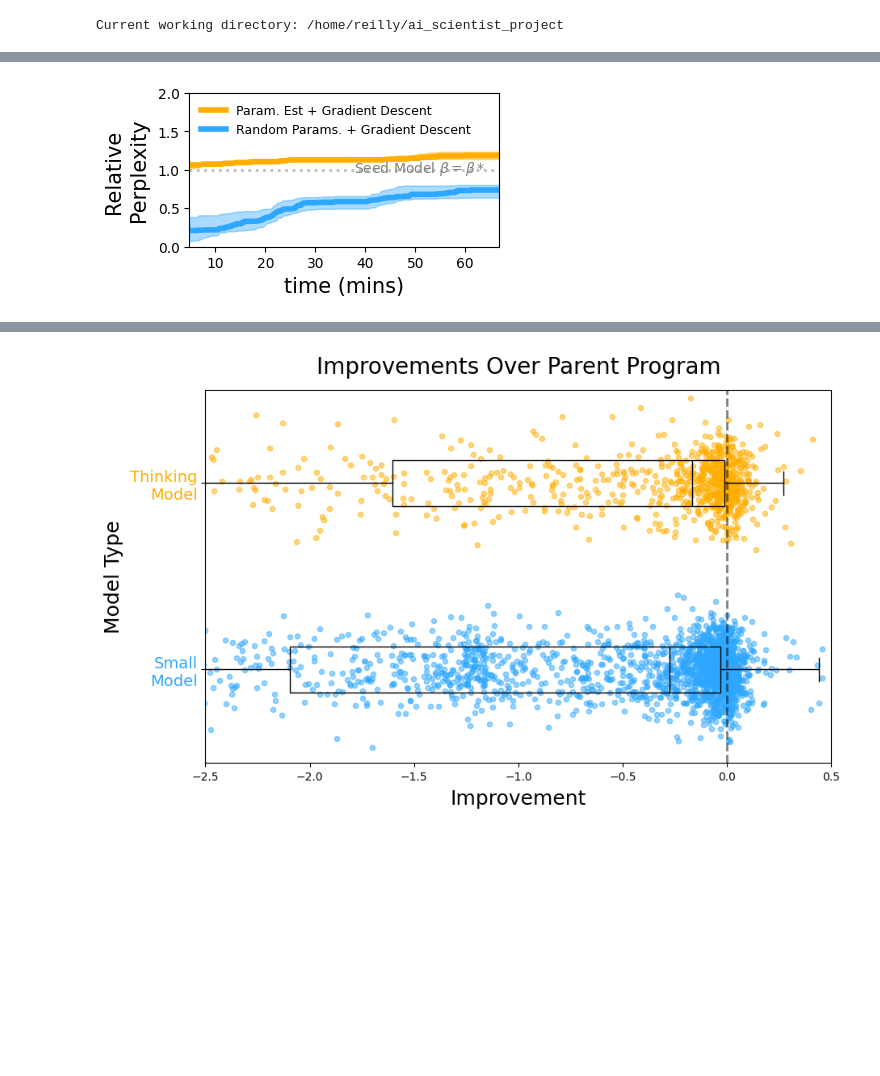
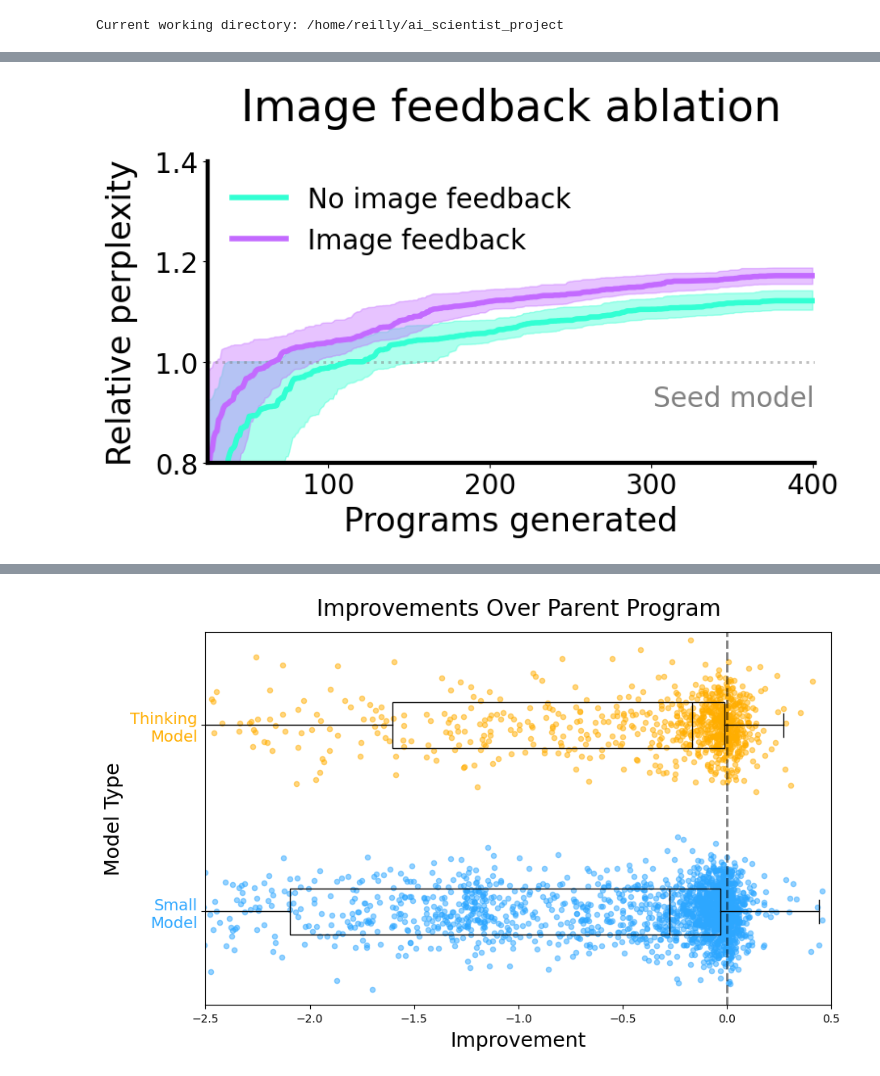
Before and after one commit to reillytilbury/EDGAR, a Jupyter notebook: figures/3A_learning_curves.ipynb, the cells around one changed output, grey strips where cells are left out. Saved outputs shown, nothing was run; the diff lists cells and outputs as text; code cells hidden in the pictures; blank space fills up the shorter version.

```diff
--- a/figures/3A_learning_curves.ipynb
+++ b/figures/3A_learning_curves.ipynb
@@ -370,0 +313,3 @@ array([24.45999908, 22.53999901, 24.26000023, 22.40999985, 22.59000015,
+# %%
+for i, res in enumerate(results_list):
+    print(f"Results {i} - number of programs: {len(res['scores'])}")
@@ -371,55 +333,63 @@ array([24.45999908, 22.53999901, 24.26000023, 22.40999985, 22.59000015,
 # %%
-fig, ax = plt.subplots(figsize=(4, 2))
-# fig, ax = plt.subplots(figsize=(8, 4))
-
-colours = [ '#2da7ff', '#ffae00'][::-1]
-labels = ['Random Params. + Gradient Descent', 'Param. Est + Gradient Descent'][::-1]
-k = 24  # number of top scores to plot
+# get top cohort of size k at each iteration
+k = 25  # number of top scores to plot
 # for each run, plot the top k scores at each time bin
 n_simulations = len(results_list)
 n_programs = min([len(results['scores']) for results in results_list])
-
 top_scores = np.zeros((n_simulations, n_programs - k, k))  # to store the top k scores at each time bin
 for i in np.arange(n_simulations):
     x = np.arange(k, n_programs)
     y = results_list[i]['scores'][k:n_programs]
     # get the top k scores for iter <= i for each i
     for j in range(k, n_programs):
         idx1 = j - k
         top_scores[i, idx1, :] = np.sort(y[:j])[-k:]
 
+# begin plotting
+scale_factor = 2.0  # scale factor for the whole image
+colours = ["#32ffd3", "#c36aff"]
+# labels = [r'$\beta_0$ = random params', r'$\beta_0$ = param est']
+# labels = ['Param est only', 'Param est + grad descent']
+labels = ['No image feedback', 'Image feedback']
+fig, ax = plt.subplots(figsize=(4 * scale_factor, 2 * scale_factor))
+# now plot the median and IQR for each group of n_simulations // 2
+n_simulations_per_group = n_simulations // 2
 for i in range(len(colours)):
     x = np.arange(k, n_programs)
-    group_median = np.median(top_scores[4*i:4*(i+1), :, :], axis=(0, 2))  # median over the 4 runs in the group
+    group_median = np.median(top_scores[n_simulations_per_group*i:n_simulations_per_group*(i+1), :, :], axis=(0, 2))  # median over runs in the group
     ax.plot(x, group_median, color=colours[i], linewidth=4, label=labels[i])
-    group_iqr = np.percentile(top_scores[4*i:4*(i+1), :, :], [25, 75], axis=(0, 2))  # IQR over the 4 runs in the group
+    group_iqr = np.percentile(top_scores[n_simulations_per_group*i:n_simulations_per_group*(i+1), :, :], [25, 75], axis=(0, 2))  # IQR over runs in the group
     ax.fill_between(x, group_iqr[0], group_iqr[1], color=colours[i], alpha=0.4, zorder=0)
 
-# plot horizontal line at y=1.0
+# plot horizontal lines witg text annotations for seed model performances
 ax.axhline(y=1.0, color='grey', linestyle=':', linewidth=2, alpha=0.5, zorder=0)
+ax.text(n_programs, 0.9, r'Seed model', color='grey', fontsize=10 * scale_factor, ha='right', va='bottom')
 # ax.axhline(y=0.6, color='grey', linestyle=':', linewidth=2, alpha=0.5, zorder=0)
-# add text annotation for the horizontal line
-ax.text(n_programs - 15, 0.9, r'Seed Model $\beta = \beta*$', color='grey', fontsize=10, ha='right', va='bottom')
-# ax.text(n_programs - 18, 0.61, r'Seed Model $\beta = \beta_0$', color='grey', fontsize=10, ha='right', va='bottom')
+# ax.text(n_programs, 0.5, r'Seed model (no grad descent)', color='grey', fontsize=10 * scale_factor, ha='right', va='bottom')
+ax.set_xlabel("Programs generated", fontsize=12 * scale_factor)
+ax.set_ylabel("Relative perplexity",
+              fontsize=12 * scale_factor, labelpad=6 * scale_factor)
+ax.legend(loc='upper left', fontsize=10 * scale_factor, frameon=False)
+ax.set_ylim(0.8, 1.4)
+# ax.set_ylim(0.4, 1.6)
+ax.set_xlim(k, n_programs)
 
+ax.tick_params(axis='both', labelsize=10 * scale_factor)
 
-# ax.set_title(f"Scores of {k} Fittest Programs Over Time\n\n(4 Evolutions x 2 Modes)", fontsize=20, pad=15)
-ax.set_xlabel("time (mins)", fontsize=15)
-ax.set_ylabel("Relative \nPerplexity",
-              fontsize=15, labelpad=6)
+# remove top and right spines
+ax.spines['top'].set_visible(False)
+ax.spines['right'].set_visible(False)
+# make bottom and left spines thicker
+ax.spines['bottom'].set_linewidth(1.5 * scale_factor)
+ax.spines['left'].set_linewidth(1.5 * scale_factor)
 
-ax.legend(loc='upper left', fontsize=9, frameon=False)
-ax.set_xlim(k, n_programs - 1)
-ax.set_ylim(0.0, 2)
-# iter_per_min = len(results_list[0]['times']) / 60  # assuming each run is 60 minutes
-iter_per_min = 300 / 60
-ax.set_xticks([10 * iter_per_min, 20 * iter_per_min, 30 * iter_per_min, 40 * iter_per_min, 50 * iter_per_min, 60 * iter_per_min])
-ax.set_xticklabels(['10', '20', '30', '40', '50', '60'])
-# ax.set_yticks([0.9, 1.0, 1.1, 1.2, 1.3])
-# ax.set_xticks([100, 200, 300, 400])
-# ax.set_yticks([0.5, 0.75, 1.0, 1.25, 1.5])
-# ax.set_yticklabels(['0.5', '0.75', '1.0', '1.25', '1.5'])
-ax.tick_params(axis='both', labelsize=10)
+# set title
+# ax.set_title("Gradient descent ablation", fontsize=16 * scale_factor, pad=15 * scale_factor)
+# ax.set_title("Parameter estimator ablation", fontsize=16 * scale_factor, pad=15 * scale_factor)
+ax.set_title("Image feedback ablation", fontsize=16 * scale_factor, pad=15 * scale_factor)
+# save to desktop as svg
+# plt.savefig("/home/reilly/Desktop/gradient_descent_ablation.svg", format='svg', dpi=300, bbox_inches='tight')
+# plt.savefig("/home/reilly/Desktop/parameter_estimator_ablation.svg", format='svg', dpi=300, bbox_inches='tight')
 plt.show()
 # %% [output]
-[figure, old version]
+[figure, new version]
```
Also changed, not shown: parts of 7 cells of this notebook, 7 other files.
